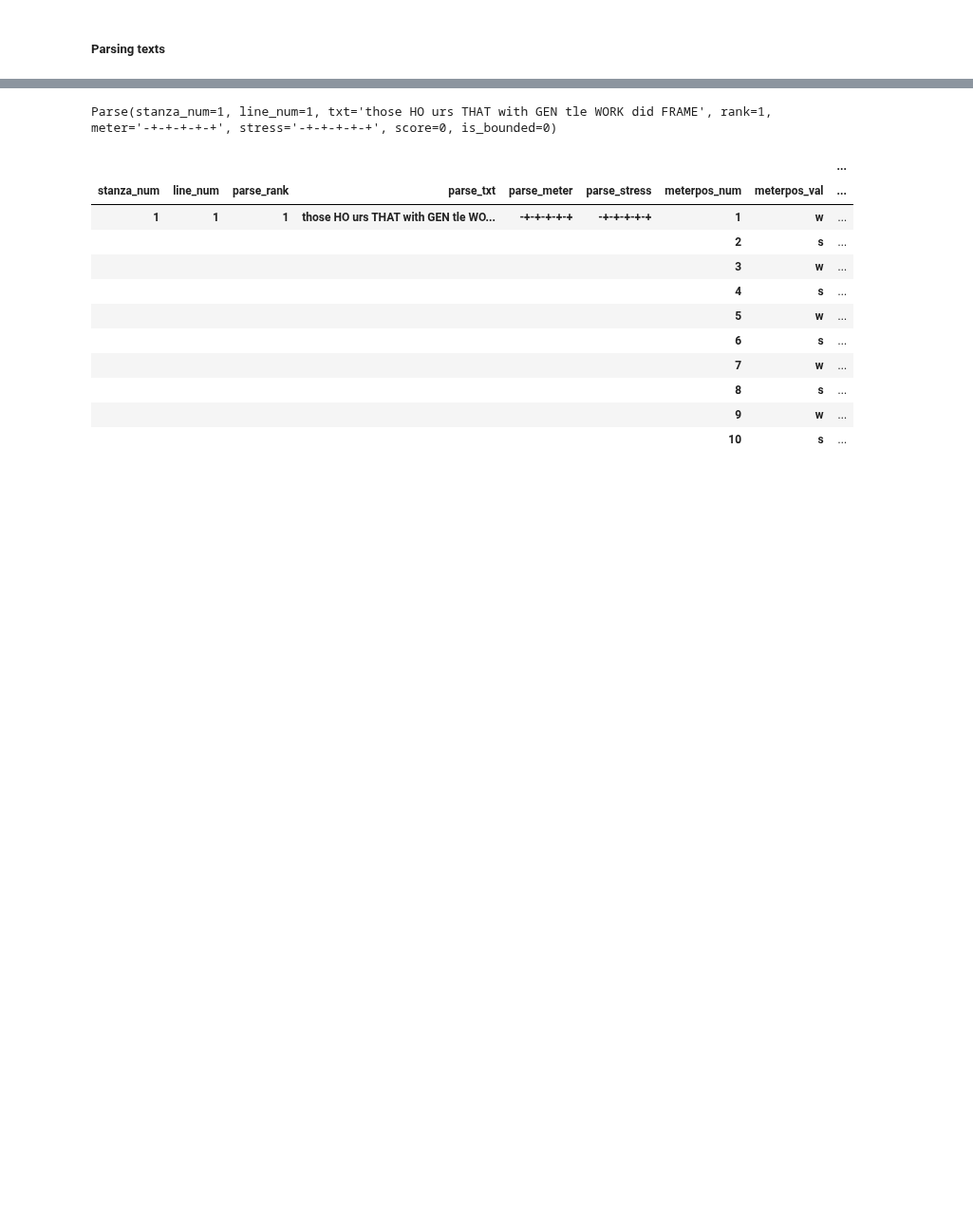
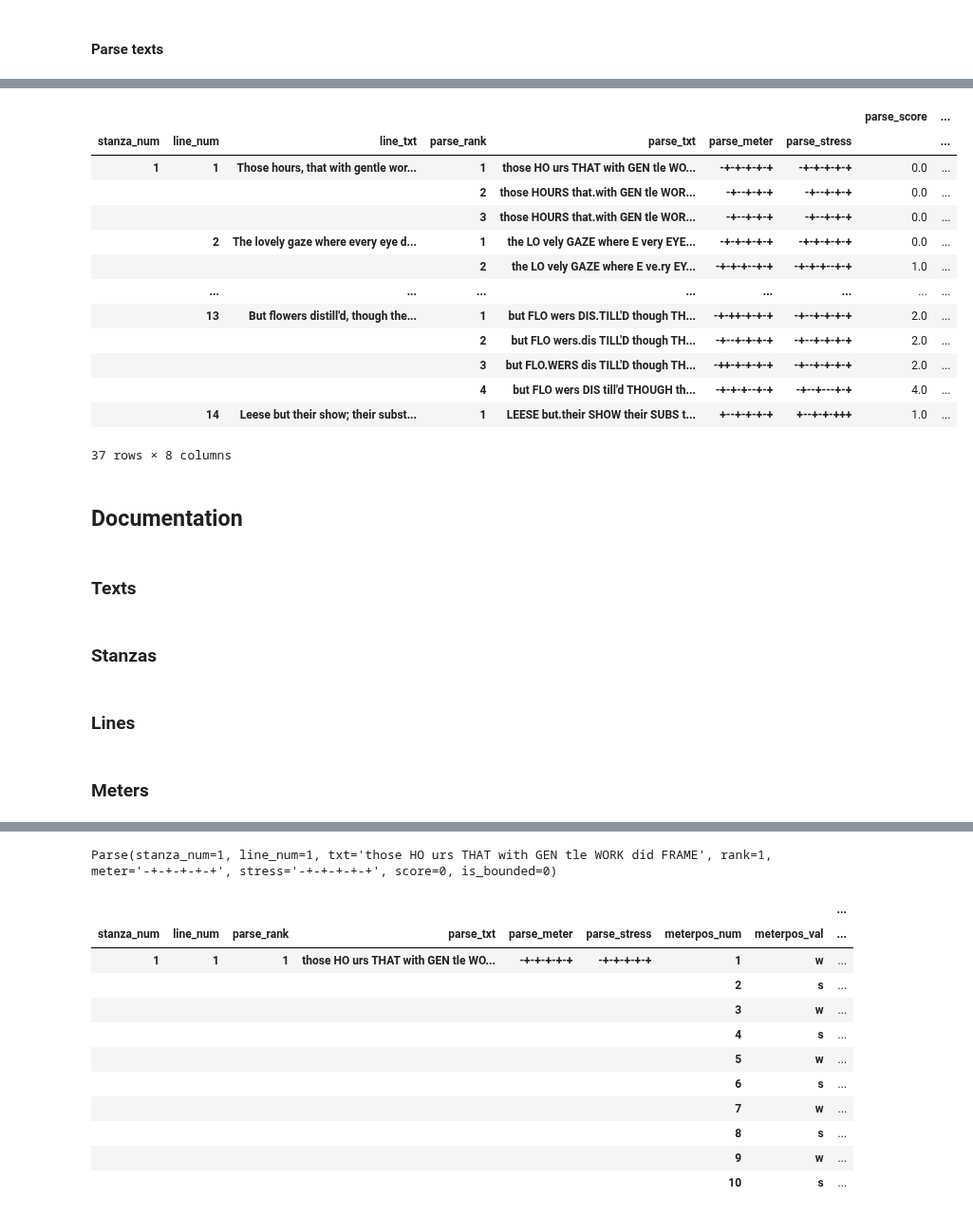
Before and after one commit to quadrismegistus/prosodic, a Jupyter notebook: README.ipynb, the cells around one changed output, grey strips where cells are left out. Shown at 95% size. Saved outputs shown, nothing was run; the diff lists cells and outputs as text; code cells hidden in the pictures; blank space fills up the shorter version.

Commit message:
parsing improvements

```diff
--- a/README.ipynb
+++ b/README.ipynb
@@ -130,2 +88,6 @@ Line(num=5, txt='For never-resting time leads summer on')
 # %% [markdown]
-##### Parsing texts
+#### Parse texts
+# %%
+# parse with default options
+text.parse()
+# %% [output]
@@ -131,0 +96,24 @@ Line(num=5, txt='For never-resting time leads summer on')
+|  |  |  |  |  |  |  | parse_score | ... |
+| stanza_num | line_num | line_txt | parse_rank | parse_txt | parse_meter | parse_stress |  | ... |
+| 1 | 1 | Those hours, that with gentle wor... | 1 | those HO urs THAT with GEN tle WO... | -+-+-+-+-+ | -+-+-+-+-+ | 0.0 | ... |
+|  |  |  | 2 | those HOURS that.with GEN tle WOR... | -+--+-+-+ | -+--+-+-+ | 0.0 | ... |
+|  |  |  | 3 | those HOURS that.with GEN tle WOR... | -+--+-+-+ | -+--+-+-+ | 0.0 | ... |
+|  | 2 | The lovely gaze where every eye d... | 1 | the LO vely GAZE where E very EYE... | -+-+-+-+-+ | -+-+-+-+-+ | 0.0 | ... |
+|  |  |  | 2 | the LO vely GAZE where E ve.ry EY... | -+-+-+--+-+ | -+-+-+--+-+ | 1.0 | ... |
+|  | ... | ... | ... | ... | ... | ... | ... | ... |
+|  | 13 | But flowers distill'd, though the... | 1 | but FLO wers DIS.TILL'D though TH... | -+-++-+-+-+ | -+--+-+-+-+ | 2.0 | ... |
+|  |  |  | 2 | but FLO wers.dis TILL'D though TH... | -+--+-+-+-+ | -+--+-+-+-+ | 2.0 | ... |
+|  |  |  | 3 | but FLO.WERS dis TILL'D though TH... | -++-+-+-+-+ | -+--+-+-+-+ | 2.0 | ... |
+|  |  |  | 4 | but FLO wers DIS till'd THOUGH th... | -+-+-+--+-+ | -+--+---+-+ | 4.0 | ... |
+|  | 14 | Leese but their show; their subst... | 1 | LEESE but.their SHOW their SUBS t... | +--+-+-+-+ | +--+-+-+++ | 1.0 | ... |
+37 rows × 8 columns
+# %% [markdown]
+## Documentation
+# %% [markdown]
+### Texts
+# %% [markdown]
+### Stanzas
+# %% [markdown]
+### Lines
+# %% [markdown]
+### Meters
```
Also changed, not shown: parts of 17 cells of this notebook, 9 other files.
